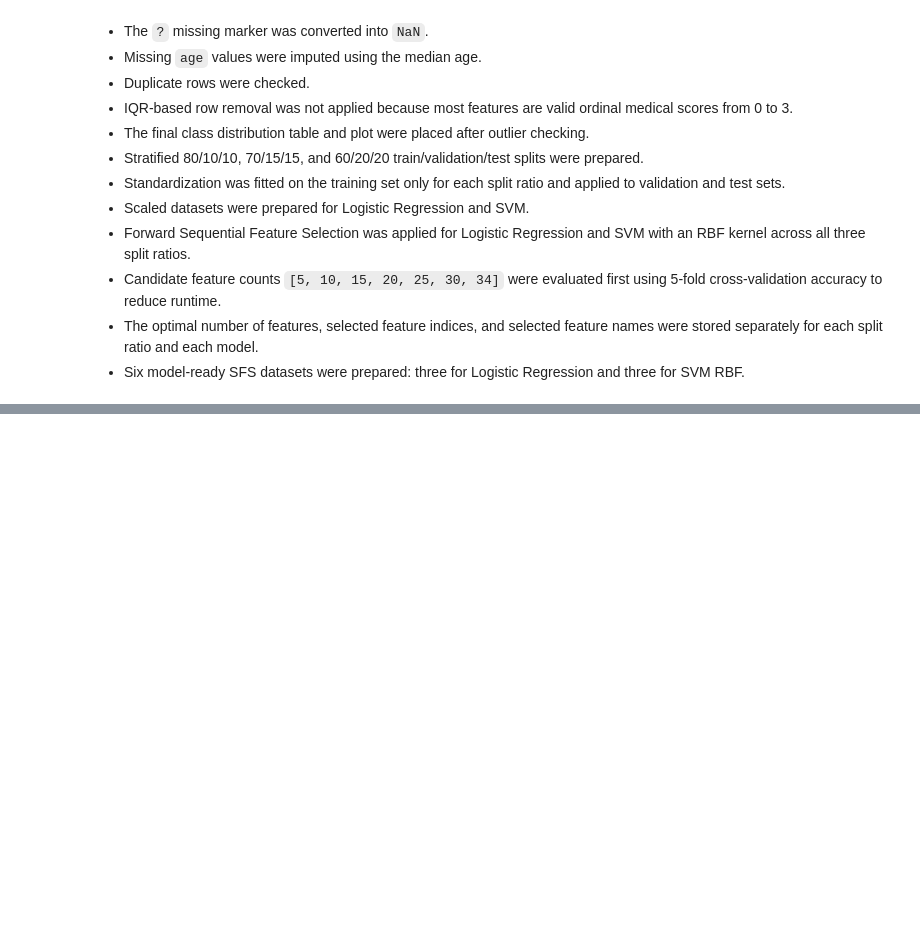
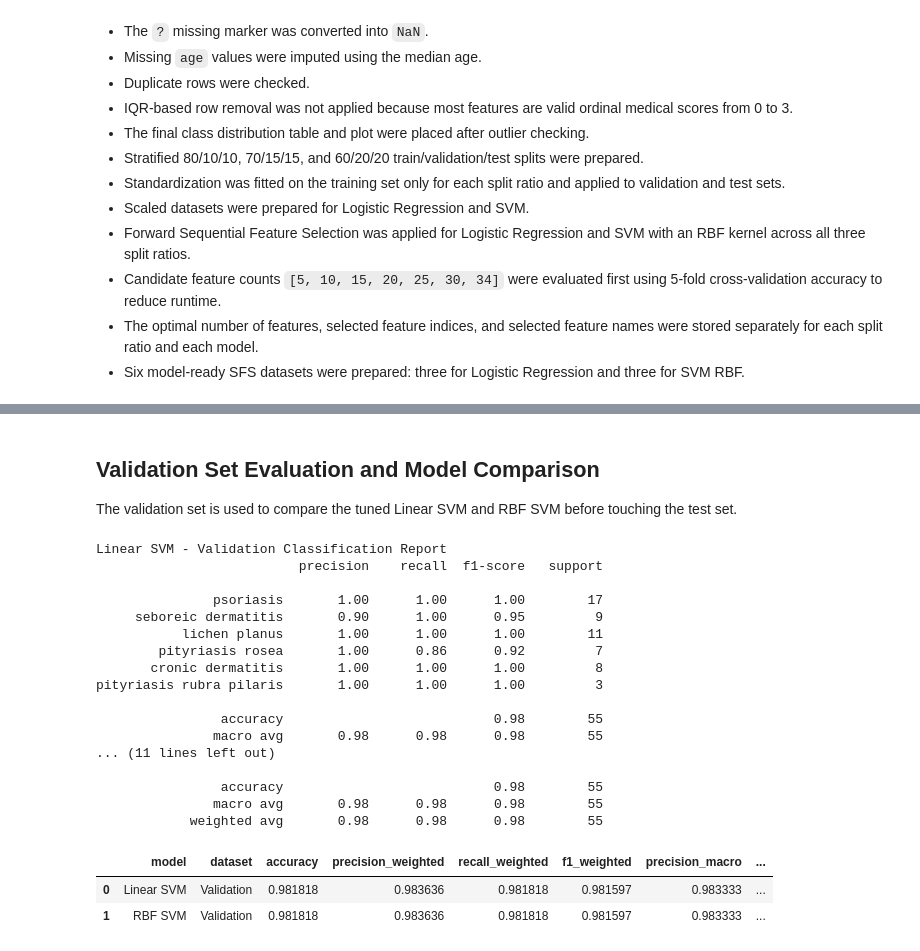
Before and after one commit to Jeffrysoo/CPC-251-Project-1, a Jupyter notebook: CPC251_Project_Part1_Preprocessing_Dermatology.ipynb, the cells around one changed output, grey strips where cells are left out. Saved outputs shown, nothing was run; the diff lists cells and outputs as text; code cells hidden in the pictures; blank space fills up the shorter version.

```diff
--- a/CPC251_Project_Part1_Preprocessing_Dermatology.ipynb
+++ b/CPC251_Project_Part1_Preprocessing_Dermatology.ipynb
@@ -1018,0 +1250,46 @@ SVM RBF SFS dataset shapes:
+# %% [markdown]
+## Validation Set Evaluation and Model Comparison
+
+The validation set is used to compare the tuned Linear SVM and RBF SVM before touching the test set.
+# %%
+# Evaluate both tuned SVM models on the validation set.
+linear_val_metrics, linear_val_predictions = evaluate_svm_classifier(
+    'Linear SVM',
+    best_linear_svm,
+    svm_X_val,
+    svm_y_val,
+    'Validation'
+)
+
+rbf_val_metrics, rbf_val_predictions = evaluate_svm_classifier(
+    'RBF SVM',
+    best_rbf_svm,
+    svm_X_val,
+    svm_y_val,
+    'Validation'
+)
+
+# Display validation metrics in a comparison table.
+svm_validation_results_df = pd.DataFrame([linear_val_metrics, rbf_val_metrics])
+svm_validation_results_df.sort_values(by='f1_weighted', ascending=False)
+# %% [output]
+Linear SVM - Validation Classification Report
+                          precision    recall  f1-score   support
+
+               psoriasis       1.00      1.00      1.00        17
+     seboreic dermatitis       0.90      1.00      0.95         9
+           lichen planus       1.00      1.00      1.00        11
+        pityriasis rosea       1.00      0.86      0.92         7
+       cronic dermatitis       1.00      1.00      1.00         8
+pityriasis rubra pilaris       1.00      1.00      1.00         3
+
+                accuracy                           0.98        55
+               macro avg       0.98      0.98      0.98        55
+... (11 lines left out)
+
+                accuracy                           0.98        55
+               macro avg       0.98      0.98      0.98        55
+            weighted avg       0.98      0.98      0.98        55
+|  | model | dataset | accuracy | precision_weighted | recall_weighted | f1_weighted | precision_macro | ... |
+| 0 | Linear SVM | Validation | 0.981818 | 0.983636 | 0.981818 | 0.981597 | 0.983333 | ... |
+| 1 | RBF SVM | Validation | 0.981818 | 0.983636 | 0.981818 | 0.981597 | 0.983333 | ... |
```
Also changed, not shown: parts of 21 cells of this notebook, 1 other file.
